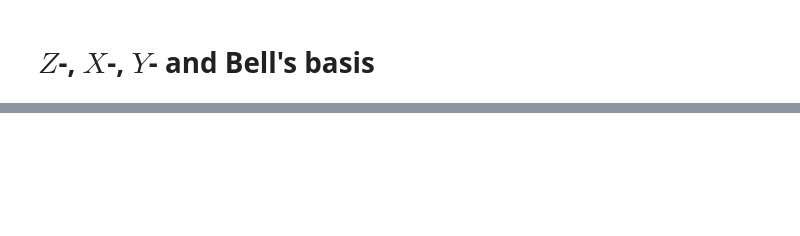
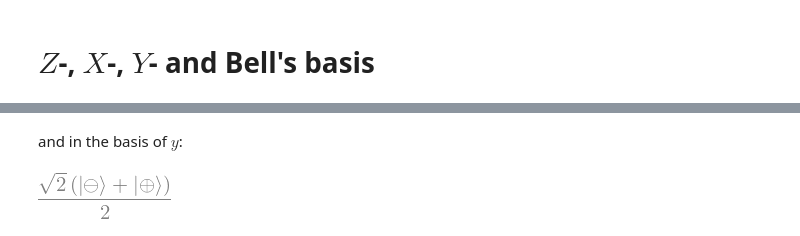
Before and after one commit to StarkeDg/Dirac-notation--analytics-in-python, a Jupyter notebook: 02-basis_main.ipynb, the cells around one changed output, grey strips where cells are left out. Saved outputs shown, nothing was run; the diff lists cells and outputs as text; code cells hidden in the pictures; blank space fills up the shorter version.

```diff
--- a/02-basis_main.ipynb
+++ b/02-basis_main.ipynb
@@ -122,0 +50,6 @@ def BBasis(matrix, *pos):
+# %% [markdown]
+and in the basis of $y$:
+# %%
+mysim(mbk_xyBB( ψ_0, ('y', 0)))
+# %% [output]
+[figure, added]
```
Also changed, not shown: parts of 69 cells of this notebook, 4 other files.
